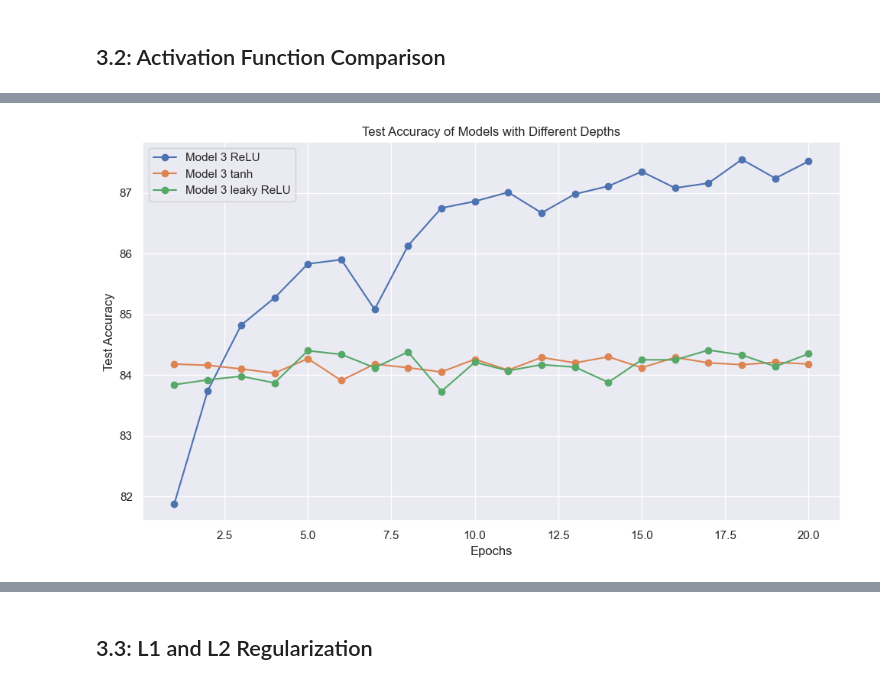
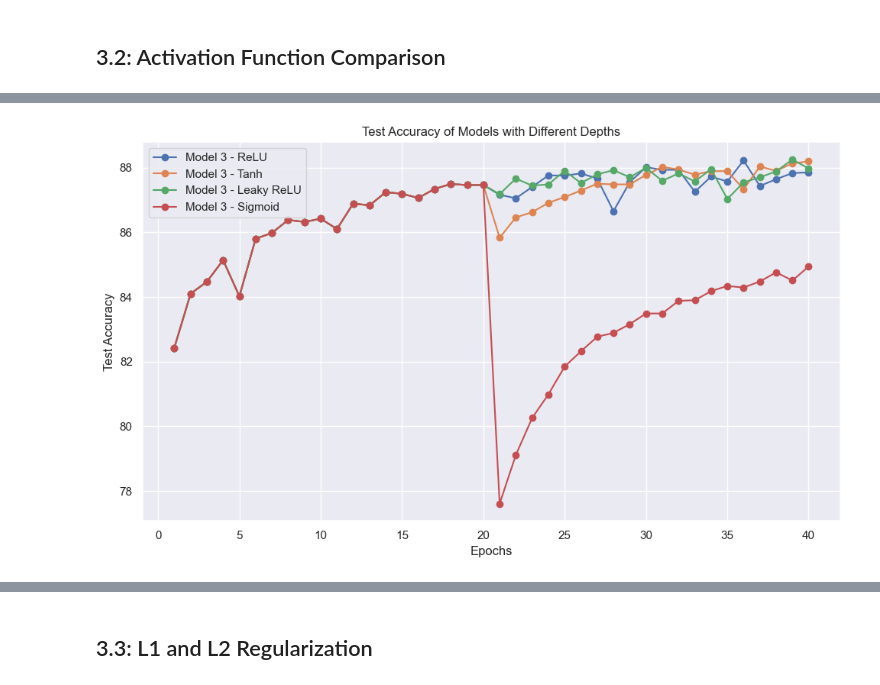
Before and after one commit to NickMilin/COMP551_A3, a Jupyter notebook: COMP551_A3.ipynb, the cells around one changed output, grey strips where cells are left out. Cells and saved outputs as stored; diff of their text form; code cells hidden in the pictures.

Commit message:
Updated MLP so it doesn't clear history and reran 3.2

```diff
--- a/COMP551_A3.ipynb
+++ b/COMP551_A3.ipynb
@@ -156,7 +165,7 @@ if model3 is None:
     model3 = MLP(input_size, output_size, activation_function=relu(), num_hidden_layers=2, units=[256,256])
     model3.fit(train_loader, test_loader, 0.01, 20)
     model3.plot_history()
-    save_model(model1, 'model1.3')
+    save_model(model3, 'model1.3')
 else:
     model3.plot_history()
 # %% [output]
@@ -182,6 +174,6 @@ Model saved to saved_models\model1.3.pkl
 # %%
 # Comparison of models test accuracy
-models = [('Model 1', model1), ('Model 2', model2), ('Model 3', model3)]
+models = [('Model 1 - No Hidden Layers', model1), ('Model 2 - One Hidden Layers', model2), ('Model 3 - Two Hidden Layers', model3)]
 plt.figure(figsize=(10, 6))
 for model_name, model in models:
     if model is None:
@@ -267,0 +232,13 @@ Model saved to saved_models\model2.2.pkl
+# %%
+# Copy of model with 2 hidden layers with leaky ReLU activation function
+model3_sigmoid = load_model('model2.3')
+if model3_sigmoid is None:
+    model3_ReLU = load_model('model1.3')
+    if model3_ReLU is not None:
+        model3_sigmoid = copy.deepcopy(model3_ReLU)
+        model3_sigmoid.activation_function = sigmoid()
+        model3_sigmoid.fit(train_loader, test_loader, 0.01, 20)
+        model3_sigmoid.plot_history()
+        save_model(model3_sigmoid, 'model2.3')
+else:
+    model3_sigmoid.plot_history()
@@ -267,0 +250,12 @@ Model saved to saved_models\model2.2.pkl
+# %%
+# Retrain model with 2 hidden layers 20 more times
+model3_ReLU_Extra = load_model('model2.4')
+if model3_ReLU_Extra is None:
+    model3_ReLU = load_model('model1.3')
+    if model3_ReLU is not None:
+        model3_ReLU_Extra = copy.deepcopy(model3_ReLU)
+        model3_ReLU_Extra.fit(train_loader, test_loader, 0.01, 20)
+        model3_ReLU_Extra.plot_history()
+        save_model(model3_ReLU_Extra, 'model2.4')
+else:
+    model3_ReLU_Extra.plot_history()
@@ -268,16 +265,16 @@ Model saved to saved_models\model2.2.pkl
 # %%
 # Comparison of models test accuracy
-models = [('Model 3 ReLU', model3), ('Model 3 tanh', model3_tanh), ('Model 3 leaky ReLU', model3_leakyReLU)]
+models = [('Model 3 - ReLU', model3_ReLU_Extra), ('Model 3 - Tanh', model3_tanh), ('Model 3 - Leaky ReLU', model3_leakyReLU), ('Model 3 - Sigmoid', model3_sigmoid)]
 plt.figure(figsize=(10, 6))
 for model_name, model in models:
     epochs = range(1, len(model.loss_history) + 1)
     plt.plot(epochs, [a*100 for a in model.test_accuracy_history], marker='o', label=model_name)
 plt.title('Test Accuracy of Models with Different Depths')
 plt.xlabel('Epochs')
 plt.ylabel('Test Accuracy')
 plt.legend()
 plt.grid(True)
 plt.tight_layout()
 plt.show()
 # %% [output]
-[figure, old version]
+[figure, new version]
```
Also changed, not shown: parts of 18 cells of this notebook, 6 other files.
